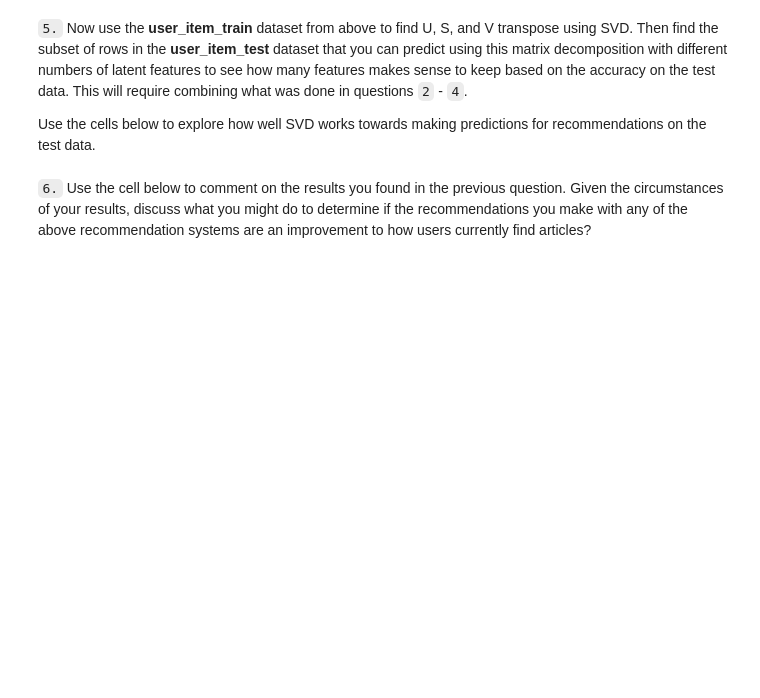
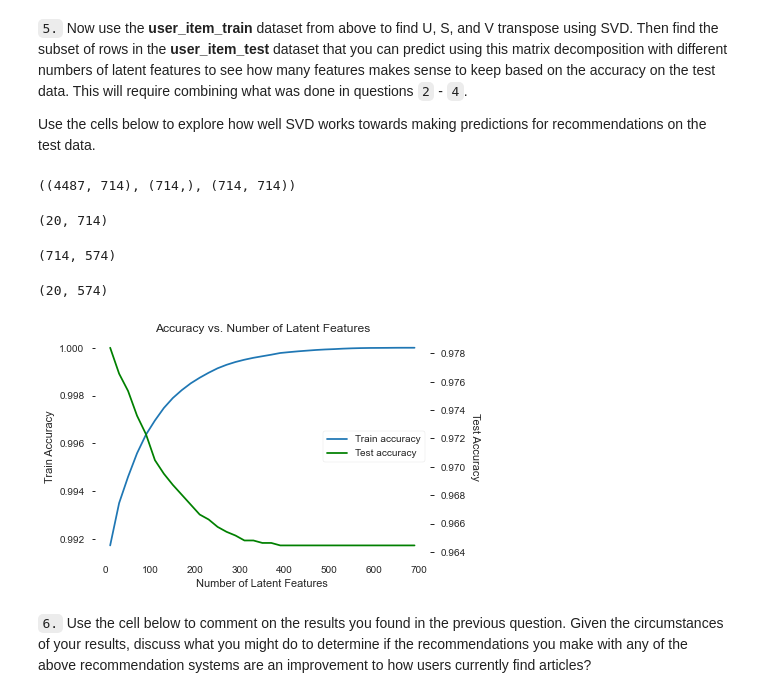
Before and after one commit to HenriqueMartinsPrado/Data-Scientist-Nano-Degree-Udacity, a Jupyter notebook: Chapter 5 - Experimental Design & Recommendations/Project Recommendations with IBM/Recommendations_with_IBM.ipynb, the cells around one changed output. Drawn from its saved outputs; the diff is of its cells as text; code cells hidden in the pictures; blank space fills up the shorter version.

```diff
--- a/Chapter 5 - Experimental Design & Recommendations/Project Recommendations with IBM/Recommendations_with_IBM.ipynb
+++ b/Chapter 5 - Experimental Design & Recommendations/Project Recommendations with IBM/Recommendations_with_IBM.ipynb
@@ -1027,5 +1028,8 @@ Awesome job!  That's right!  All of the test movies are in the training data, bu
 
 Use the cells below to explore how well SVD works towards making predictions for recommendations on the test data.
 # %%
-# fit SVD on the user_item_train matrix
-u_train, s_train, vt_train = # fit svd similar to above then use the cells below
+# Fit SVD on the user_item_train matrix
+u_train, s_train, vt_train = np.linalg.svd(user_item_train, full_matrices=False)# fit svd similar to above then use the cells below
+u_train.shape, s_train.shape, vt_train.shape
+# %% [output]
+((4487, 714), (714,), (714, 714))
@@ -1034,0 +1036,21 @@ u_train, s_train, vt_train = # fit svd similar to above then use the cells below
+# %%
+# Finding subset of u_train that are in test
+u_test = u_train[user_item_train.index.isin(test_idx),:]
+u_test.shape
+# %% [output]
+(20, 714)
+# %%
+# Finding subset of vt_train that are in test
+vt_test = vt_train[:,user_item_train.columns.isin(test_arts)]
+vt_test.shape
+# %% [output]
+(714, 574)
+# %%
+# Getting subset of user_item_test that we can obtain predictions
+test_users_w_pred_idx = np.intersect1d(test_idx, train_idx)
+
+# test_users_w_pred_idx
+user_item_test_subset = user_item_test[user_item_test.index.isin(test_users_w_pred_idx)]
+user_item_test_subset.shape
+# %% [output]
+(20, 574)
@@ -1035,3 +1096,22 @@ u_train, s_train, vt_train = # fit svd similar to above then use the cells below
+# %%
+fig, ax1 = plt.subplots();
+ax2 = ax1.twinx();
+
+ax1.plot(num_latent_feats, train_accuracy_list, label="Train accuracy");
+ax2.plot(num_latent_feats, test_accuracy_list, color='green', label="Test accuracy");
+
+handle1, label1 = ax1.get_legend_handles_labels();
+handle2, label2 = ax2.get_legend_handles_labels();
+
+ax1.legend(handle1+handle2, label1+label2, loc='center right');
+
+ax1.set_title('Accuracy vs. Number of Latent Features');
+
+ax1.set_xlabel('Number of Latent Features');
+ax1.set_ylabel('Train Accuracy');
+ax2.set_ylabel('Test Accuracy', rotation=270, labelpad=15);
+# %% [output]
+[figure, added]
 # %% [markdown]
 `6.` Use the cell below to comment on the results you found in the previous question. Given the circumstances of your results, discuss what you might do to determine if the recommendations you make with any of the above recommendation systems are an improvement to how users currently find articles?
 # %% [markdown]
```
Also changed, not shown: parts of 3 cells of this notebook.
